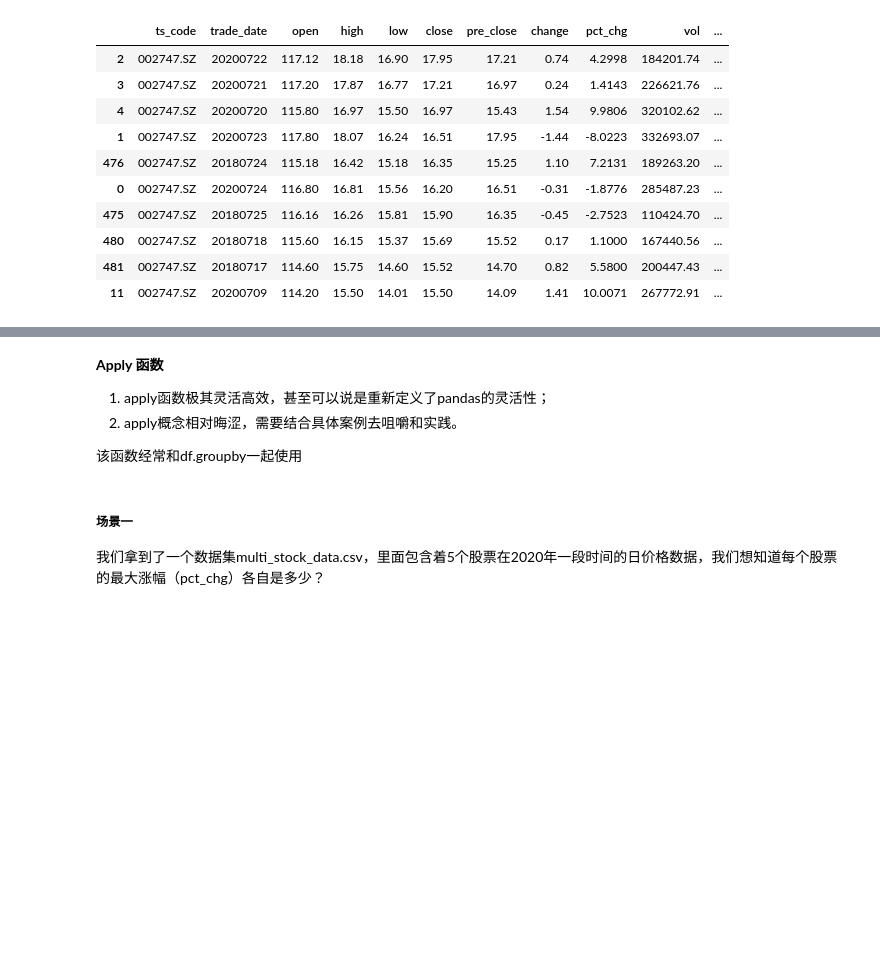
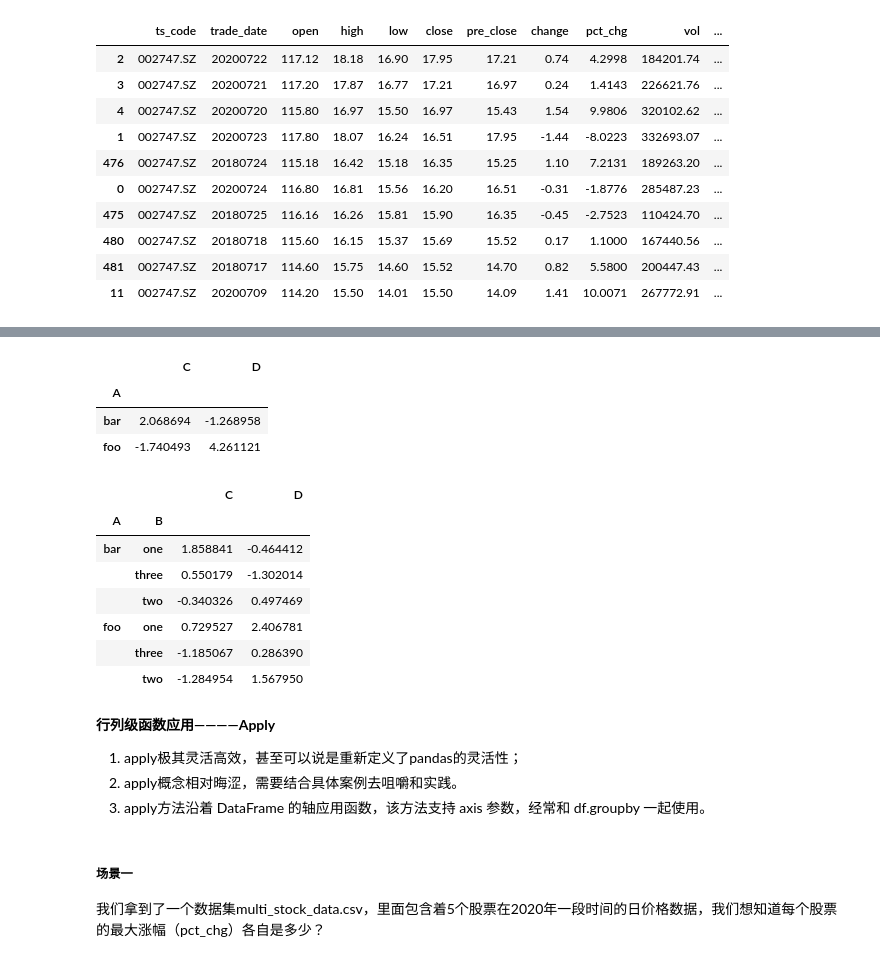
Before and after one commit to superMC5657/jrxy_python_course, a Jupyter notebook: BasicSession/pandas_learn.ipynb, the cells around one changed output, grey strips where cells are left out. Saved outputs shown, nothing was run; the diff lists cells and outputs as text; code cells hidden in the pictures; blank space fills up the shorter version.

```diff
--- a/BasicSession/pandas_learn.ipynb
+++ b/BasicSession/pandas_learn.ipynb
@@ -320,10 +344,29 @@ sort_df.head(10)
+# %%
+# 先分组，再用 sum()函数计算每组的汇总数据：
+df.groupby('A').sum()
+# %% [output]
+|  | C | D |
+| A |  |  |
+| bar | 2.068694 | -1.268958 |
+| foo | -1.740493 | 4.261121 |
+# %%
+# 多列分组后，生成多层索引，也可以应用 sum 函数：
+df.groupby(['A', 'B']).sum()
+# %% [output]
+|  |  | C | D |
+| A | B |  |  |
+| bar | one | 1.858841 | -0.464412 |
+|  | three | 0.550179 | -1.302014 |
+|  | two | -0.340326 | 0.497469 |
+| foo | one | 0.729527 | 2.406781 |
+|  | three | -1.185067 | 0.286390 |
+|  | two | -1.284954 | 1.567950 |
 # %% [markdown]
-**Apply 函数**
+**行列级函数应用————Apply**
 
-1. apply函数极其灵活高效，甚至可以说是重新定义了pandas的灵活性；
+1. apply极其灵活高效，甚至可以说是重新定义了pandas的灵活性；
 2. apply概念相对晦涩，需要结合具体案例去咀嚼和实践。
-
-该函数经常和df.groupby一起使用
+3. apply方法沿着 DataFrame 的轴应用函数，该方法支持 axis 参数，经常和 df.groupby 一起使用。
 # %% [markdown]
 ##### 场景一
 
```
Also changed, not shown: parts of 6 cells of this notebook.
